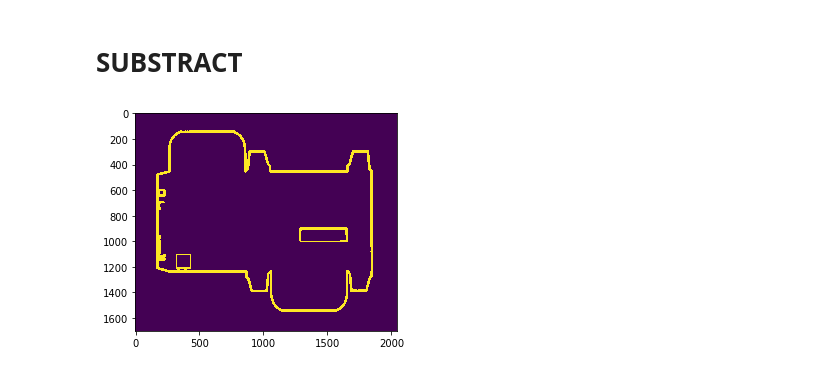
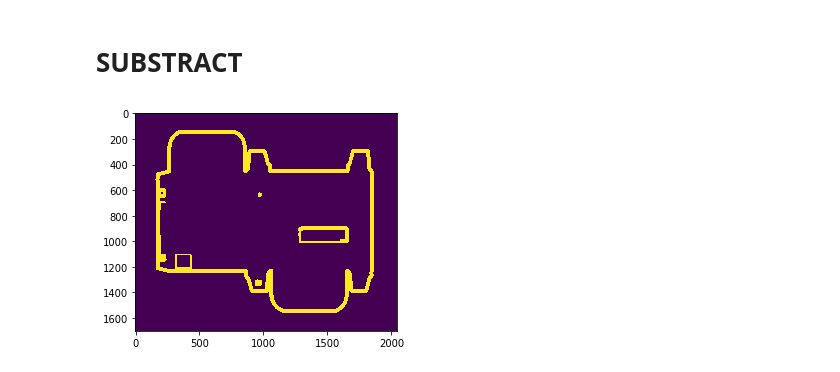
Before and after one commit to narduzzi/LauzHack2017, a Jupyter notebook: Notebooks/Full Pipeline.ipynb, the cells around one changed output. Saved outputs shown, nothing was run; the diff lists cells and outputs as text; code cells hidden in the pictures.

```diff
--- a/Notebooks/Full Pipeline.ipynb
+++ b/Notebooks/Full Pipeline.ipynb
@@ -7,10 +7,11 @@ import cv2
 import scipy.misc
 # %%
 #Load mean image
-root_folder = '../Images/'
-mean_image = scipy.ndimage.imread('full_mean.jpg')
+root = '../Images/'
+#mean_image = scipy.ndimage.imread('full_mean.jpg')
+mean_image = scipy.ndimage.imread(root+"ID0001.tif")
 selected_image = 'ID4491.tif'
-image = scipy.ndimage.imread(root_folder+selected_image)
+image = scipy.ndimage.imread(root+selected_image)
 plt.figure(figsize=[10,10])
 plt.imshow(image)
 plt.show()
@@ -61,6 +61,7 @@ def ECC(im1,im2,iterations=30):
 
     return im2_aligned
 # %%
+mean_image = ECC(mean_image,mean_image)
 image_aligned = ECC(mean_image,image)
 plt.figure(figsize=[10,10])
 plt.imshow(image_aligned)
@@ -82,27 +83,27 @@ def replace_background(img, mean_image=mean_image):
 # %%
 def get_contours(mean_image):
     im = mean_image.copy()
     blurred = cv2.pyrMeanShiftFiltering(im,31,91)
     imgray = cv2.cvtColor(blurred,cv2.COLOR_BGR2GRAY)
     ret, threshold = cv2.threshold(imgray,0,255,cv2.THRESH_BINARY+cv2.THRESH_OTSU)
     _,contours,_ =cv2.findContours(threshold,cv2.RETR_LIST,cv2.CHAIN_APPROX_NONE)
 
     img=im.copy()
     img[:,:,:]=0
-    c = cv2.drawContours(img,contours,-1,(255,255,255),20)
+    c = cv2.drawContours(img,contours,-1,(255,255,255),30)
     c[900:1100,200:700]=0
     c[700:1000,200:500]=0
     c[920:1000,1300:1600]=0
     c[1110:1200,330:430]=0 #QR
     c[1110:1200,1330:1630]=0 #BOBST
     c = cv2.cvtColor(c,cv2.COLOR_BGR2GRAY)
     plt.imshow(c)
     plt.show()
     return c
 
 mask_contours = get_contours(mean_image)
 # %% [output]
-[figure, old version]
+[figure, new version]
 # %%
 def mask(thsd_image,mask_contours=mask_contours):
     idx = np.where(mask_contours==255)
```
Also changed, not shown: parts of 7 cells of this notebook.
